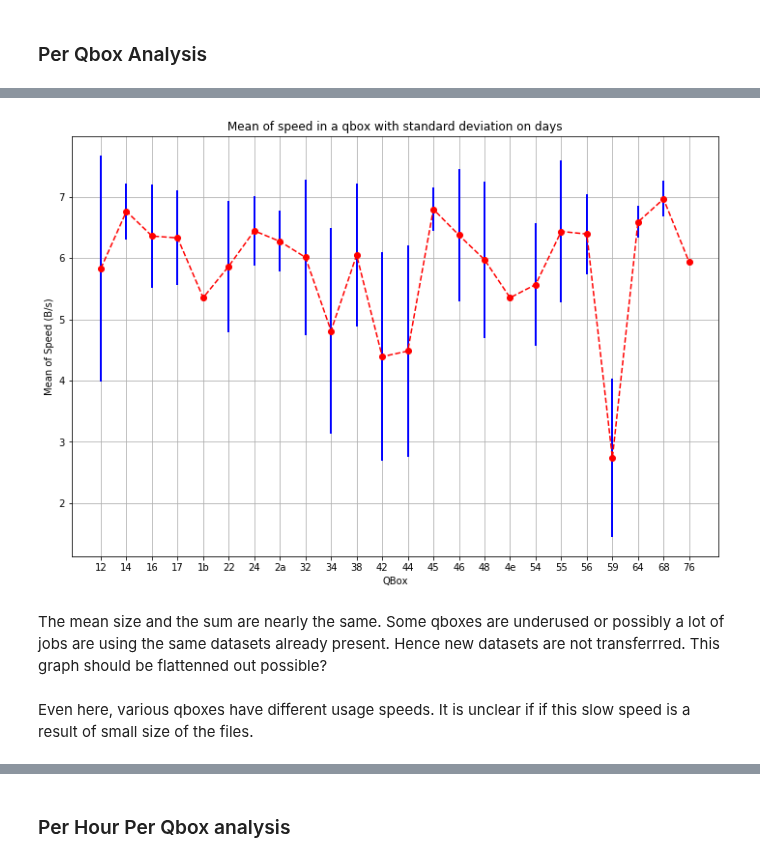
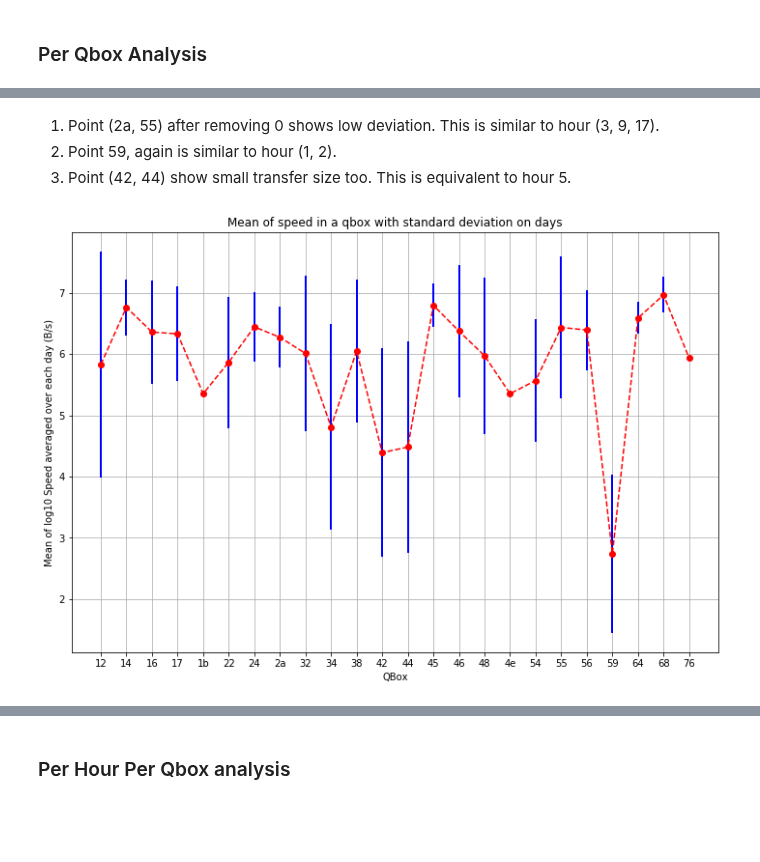
Before and after one commit to AdwaitB/greco-notes, a Jupyter notebook: infra/Analysis_full.ipynb, the cells around one changed output, grey strips where cells are left out. Cells and saved outputs as stored; diff of their text form; code cells hidden in the pictures; blank space fills up the shorter version.

```diff
--- a/infra/Analysis_full.ipynb
+++ b/infra/Analysis_full.ipynb
@@ -575,14 +609,14 @@ There is a lot of deviation in this data where the sum of the transfer size was
+# %% [markdown]
+1. Point (2a, 55) after removing 0 shows low deviation. This is similar to hour (3, 9, 17).
+2. Point 59, again is similar to hour (1, 2).
+3. Point (42, 44) show small transfer size too. This is equivalent to hour 5.
 # %%
 temp = data[1][['transfer_history.qbox_short', 'day', 'speed']]
 temp = temp[temp['speed'] > 0]
 temp['speed'] = temp['speed'].apply(lambda x:np.log10(x))
 
 plot_groupby_with_deviation(temp, 'transfer_history.qbox_short', 'day', 'speed',
-                           "QBox", "Mean of Speed (B/s)",
+                           "QBox", "Mean of log10 Speed averaged over each day (B/s)",
                             "Mean of speed in a qbox with standard deviation on days")
 # %% [output]
-[figure, old version]
+[figure, new version]
-# %% [markdown]
-The mean size and the sum are nearly the same. Some qboxes are underused or possibly a lot of jobs are using the same datasets already present. Hence new datasets are not transferrred. This graph should be flattenned out possible?
-# %% [markdown]
-Even here, various qboxes have different usage speeds. It is unclear if if this slow speed is a result of small size of the files.
```
Also changed, not shown: parts of 22 cells of this notebook, 1 other file.
